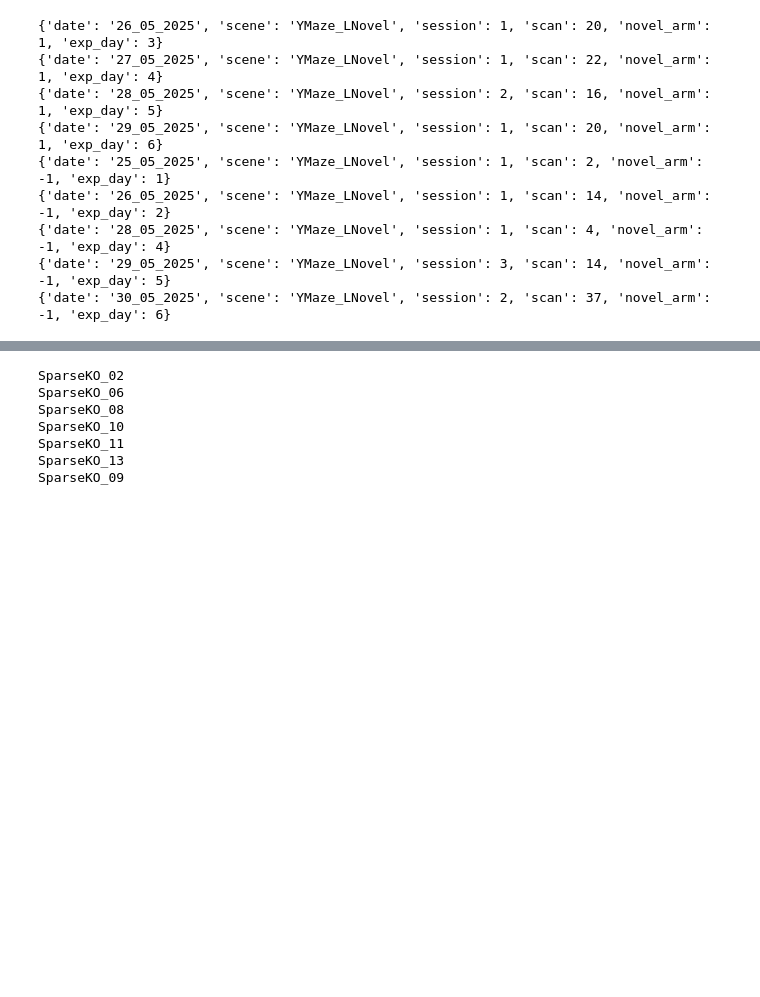
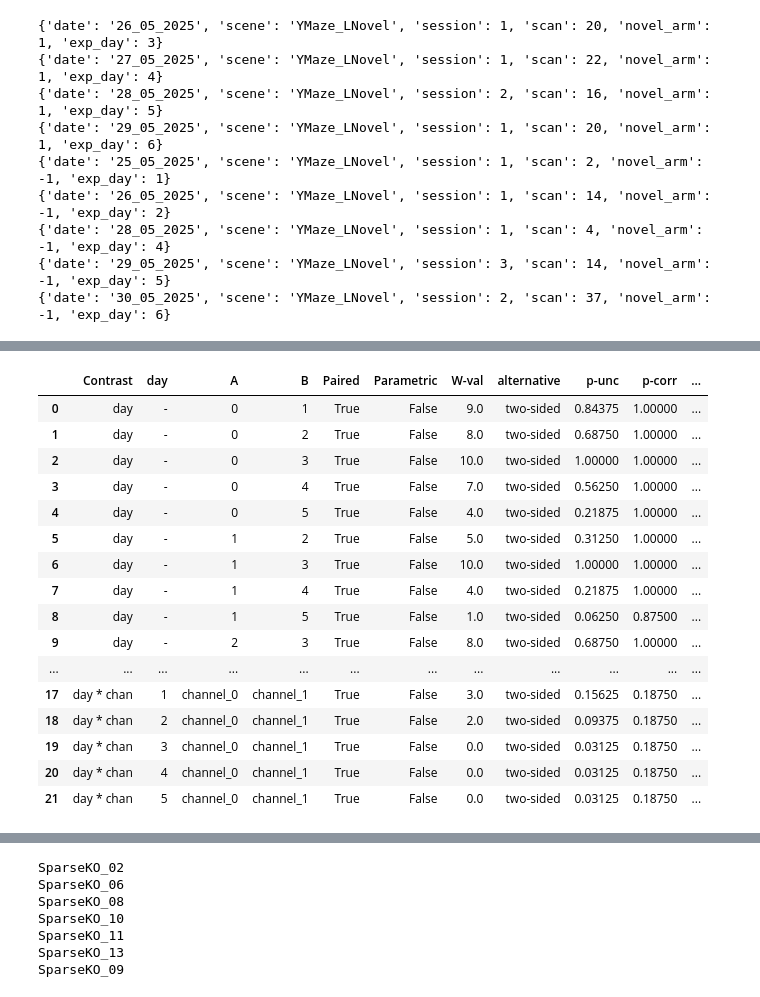
Before and after one commit to GiocomoLab/STX3KO_analyses, a Jupyter notebook: notebooks/figure4/reward_overrep_sparse.ipynb, the cells around one changed output, grey strips where cells are left out. Cells and saved outputs as stored; diff of their text form; code cells hidden in the pictures; blank space fills up the shorter version.

```diff
--- a/notebooks/figure4/reward_overrep_sparse.ipynb
+++ b/notebooks/figure4/reward_overrep_sparse.ipynb
@@ -141,0 +236,23 @@ fig.savefig( figdir / 'frac_per_day_combined.pdf', bbox_inches='tight')
+# %%
+res = pg.pairwise_tests(data = df, within=['day', 'chan'], dv='frac', subject='mouse',
+                        parametric=False, padjust='holm')
+
+res
+# %% [output]
+|  | Contrast | day | A | B | Paired | Parametric | W-val | alternative | p-unc | p-corr | ... |
+| 0 | day | - | 0 | 1 | True | False | 9.0 | two-sided | 0.84375 | 1.00000 | ... |
+| 1 | day | - | 0 | 2 | True | False | 8.0 | two-sided | 0.68750 | 1.00000 | ... |
+| 2 | day | - | 0 | 3 | True | False | 10.0 | two-sided | 1.00000 | 1.00000 | ... |
+| 3 | day | - | 0 | 4 | True | False | 7.0 | two-sided | 0.56250 | 1.00000 | ... |
+| 4 | day | - | 0 | 5 | True | False | 4.0 | two-sided | 0.21875 | 1.00000 | ... |
+| 5 | day | - | 1 | 2 | True | False | 5.0 | two-sided | 0.31250 | 1.00000 | ... |
+| 6 | day | - | 1 | 3 | True | False | 10.0 | two-sided | 1.00000 | 1.00000 | ... |
+| 7 | day | - | 1 | 4 | True | False | 4.0 | two-sided | 0.21875 | 1.00000 | ... |
+| 8 | day | - | 1 | 5 | True | False | 1.0 | two-sided | 0.06250 | 0.87500 | ... |
+| 9 | day | - | 2 | 3 | True | False | 8.0 | two-sided | 0.68750 | 1.00000 | ... |
+| ... | ... | ... | ... | ... | ... | ... | ... | ... | ... | ... | ... |
+| 17 | day * chan | 1 | channel_0 | channel_1 | True | False | 3.0 | two-sided | 0.15625 | 0.18750 | ... |
+| 18 | day * chan | 2 | channel_0 | channel_1 | True | False | 2.0 | two-sided | 0.09375 | 0.18750 | ... |
+| 19 | day * chan | 3 | channel_0 | channel_1 | True | False | 0.0 | two-sided | 0.03125 | 0.18750 | ... |
+| 20 | day * chan | 4 | channel_0 | channel_1 | True | False | 0.0 | two-sided | 0.03125 | 0.18750 | ... |
+| 21 | day * chan | 5 | channel_0 | channel_1 | True | False | 0.0 | two-sided | 0.03125 | 0.18750 | ... |
```
Also changed, not shown: parts of 16 cells of this notebook, 6 other files.
